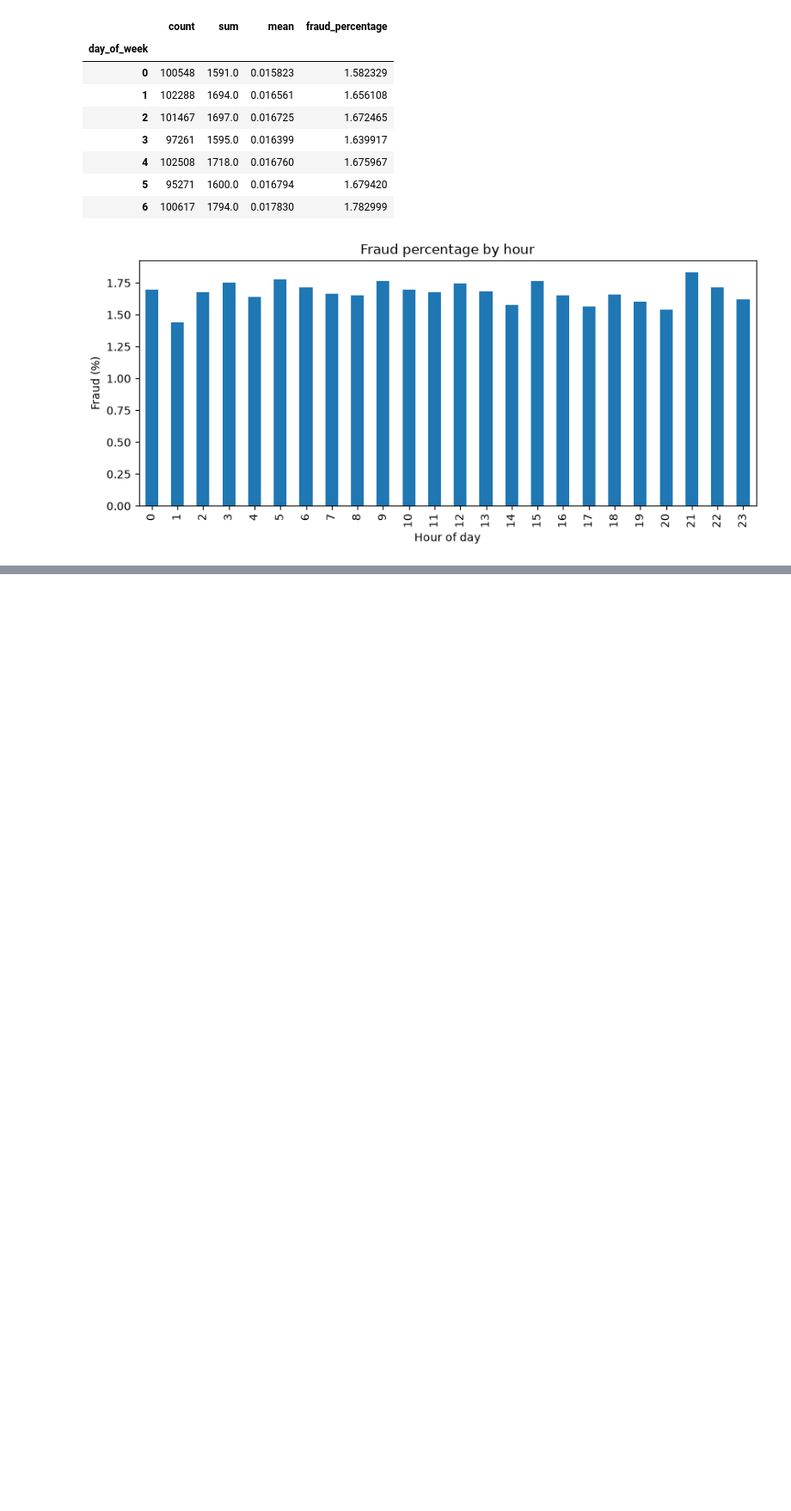
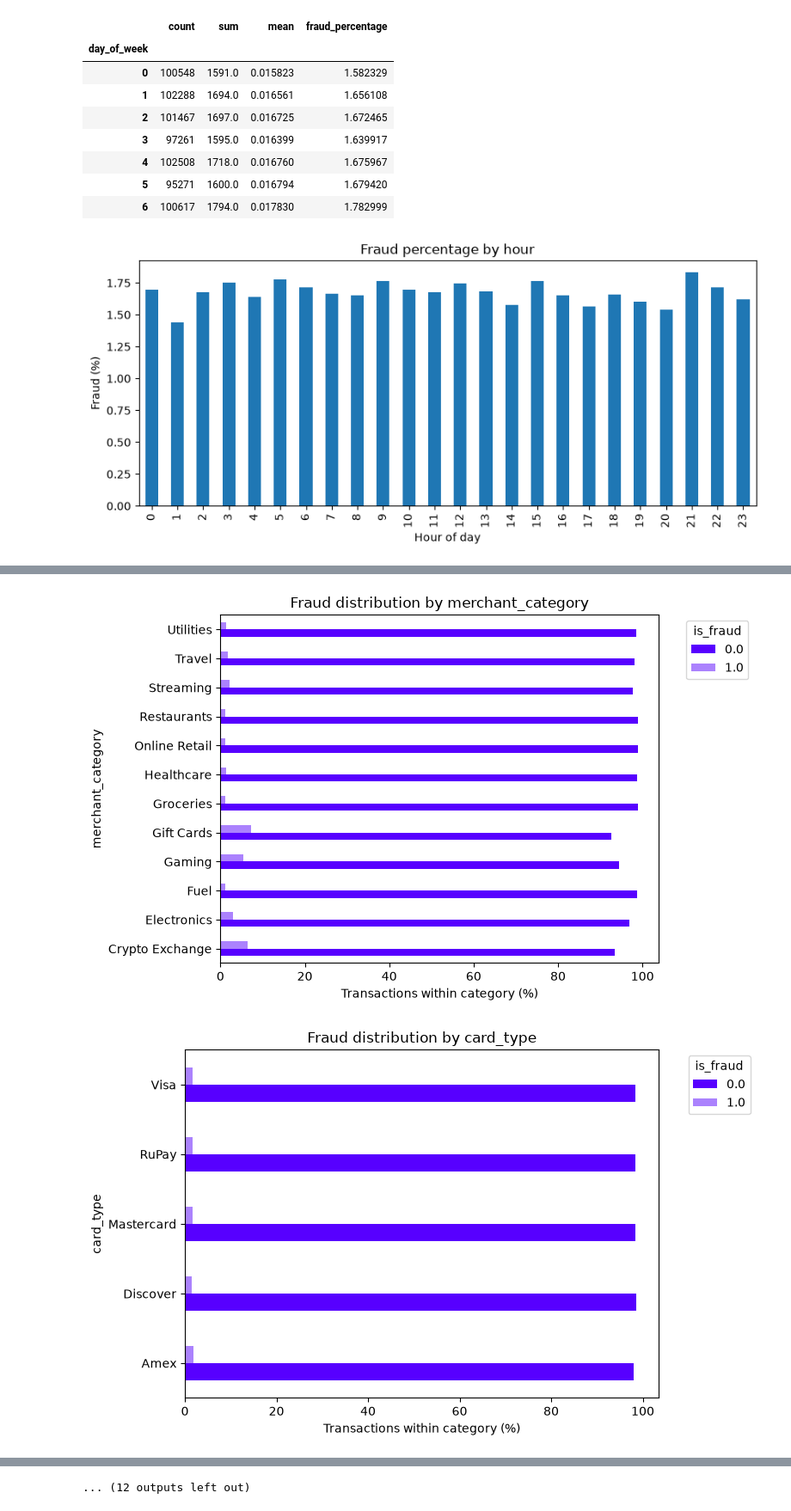
Before and after one commit to LaudielVinalay/Kaggle-Fraud-Detection, a Jupyter notebook: notebooks/1.- EDA Fraud Detection Data.ipynb, the cells around one changed output, grey strips where cells are left out. Shown at 86% size. Saved outputs shown, nothing was run; the diff lists cells and outputs as text; code cells hidden in the pictures; blank space fills up the shorter version.

```diff
--- a/notebooks/1.- EDA Fraud Detection Data.ipynb
+++ b/notebooks/1.- EDA Fraud Detection Data.ipynb
@@ -239,0 +252,78 @@ plt.show()
+# %%
+categoricas = [
+    "merchant_category",
+    "card_type",
+    "auth_method",
+    "channel",
+    "device_type",
+    "is_foreign_transaction",
+    "is_new_merchant",
+    "used_vpn",
+    "ip_country_mismatch",
+    "billing_shipping_mismatch",
+    "is_ai_generated_scam_attempt",
+    "day_of_week",
+    "time_of_day_hour",
+]
+
+numericas = [
+    "amount_usd",
+    "hours_since_last_txn",
+    "txn_count_last_24h",
+    "distance_from_home_km",
+    "card_age_months",
+    "customer_age",
+    "account_balance_usd",
+    "cvv_retry_count",
+    "velocity_score",
+    "merchant_risk_score",
+    "prior_disputes",
+]
+
+ordinales = []
+
+import matplotlib.pyplot as plt
+
+for columna in categoricas:
+    tabla = pd.crosstab(
+        data_train[columna],
+        data_train["is_fraud"],
+        normalize="index",
+    ) * 100
+
+    tabla.plot(
+        kind="barh",
+        color=["#5700ff", "#ab82fd"],
+        figsize=(8, 5),
+    )
+
+    plt.title(f"Fraud distribution by {columna}")
+    plt.xlabel("Transactions within category (%)")
+    plt.ylabel(columna)
+    plt.legend(
+        title="is_fraud",
+        bbox_to_anchor=(1.05, 1),
+        loc="upper left",
+    )
+    plt.tight_layout()
+    plt.show()
+
+
+for columna in numericas:
+    plt.figure(figsize=(8, 4))
+
+    plt.hist(
+        data_train[columna],
+        bins=50,
+        color="#b1ff9f",
+        rwidth=0.9,
+    )
+
+    plt.title(f"Distribution of {columna}")
+    plt.xlabel(columna)
+    plt.ylabel("Transaction count")
+    plt.tight_layout()
+    plt.show()
+# %% [output]
+[figure, added]
+[figure, added]
@@ -239,0 +340 @@ plt.show()
+... (12 outputs left out)
```
Also changed, not shown: parts of 27 cells of this notebook, 2 other files.
